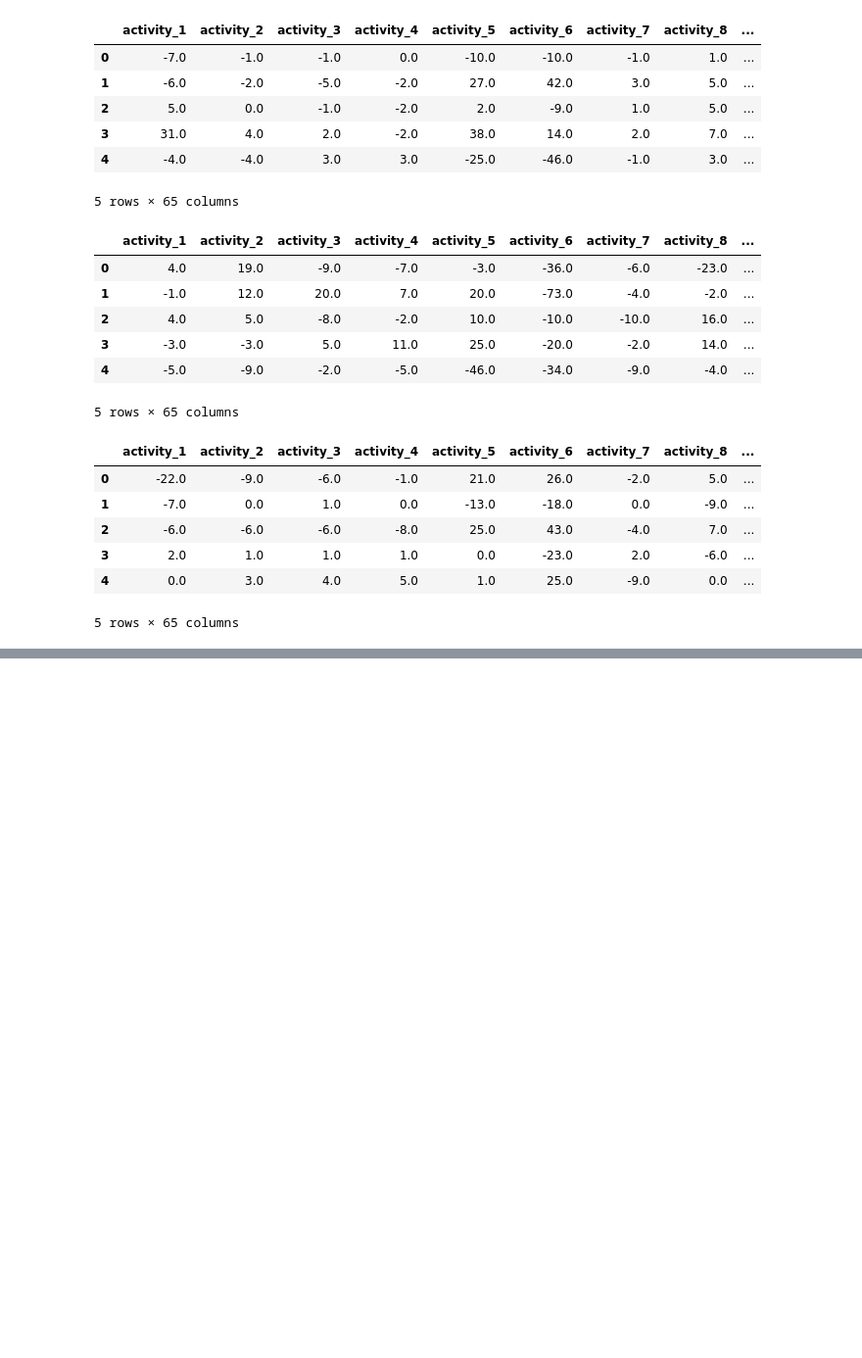
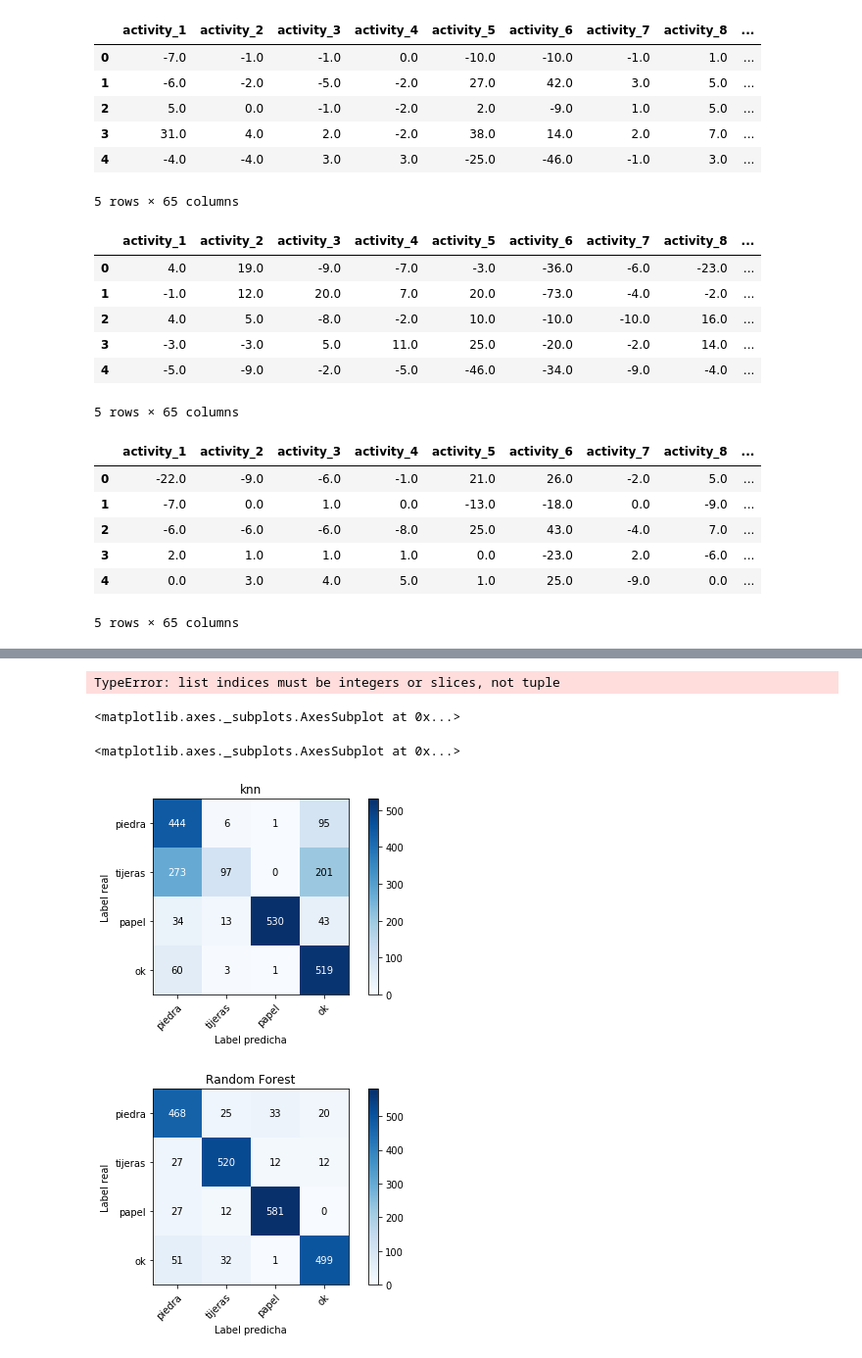
Before and after one commit to hector-moreno/datamad0119, a Jupyter notebook: module-3/supervised-learning-project/your-code/main.ipynb, the cells around one changed output, grey strips where cells are left out. Shown at 98% size. Drawn from its saved outputs; the diff is of its cells as text; code cells hidden in the pictures; blank space fills up the shorter version.

```diff
--- a/module-3/supervised-learning-project/your-code/main.ipynb
+++ b/module-3/supervised-learning-project/your-code/main.ipynb
@@ -90,0 +187,18 @@ Length: 65, dtype: object
+# %%
+# Primero realizaremos la clasificación con KNN
+# Generamos el modelo.
+
+# Creamos el clasificador KNN
+knn = KNeighborsClassifier(n_neighbors=5)
+
+# Entrenamos el modelo usando el training set
+knn.fit(X_train, y_train)
+
+# Realizamos la predinct con el target set
+y_pred_knn = knn.predict(X_test)
+
+from sklearn import metrics
+
+# Calculamos el accuracy del modelo
+
+print("Accuracy:",metrics.accuracy_score(y_test, y_pred_knn))
@@ -90,0 +207,16 @@ Length: 65, dtype: object
+# %%
+# El segundo método elegido será RandomForestClassifier
+# Generamos el modelo.
+
+# Creamos el clasificador RandomForestClassifier
+clf = RandomForestClassifier()
+
+# Entrenamos el modelo usando el training set
+clf.fit(X_train, y_train)
+
+# Realizamos la predinct con el target set
+y_pred_RF = clf.predict(X_test)
+
+# Calculamos el accuracy del modelo
+
+print("Accuracy:",metrics.accuracy_score(y_test, y_pred_RF))
@@ -90,0 +258,5 @@ Length: 65, dtype: object
+# %%
+# Ejecutamos la función para generar la AUC comparada de ambos modelos
+plotMetricsCompare(X, y, knn, clf)
+# %% [output]
+TypeError: list indices must be integers or slices, not tuple
@@ -90,0 +312,11 @@ Length: 65, dtype: object
+# %%
+# Ejecutamos la función para generar la confusion matrix de cada modelo
+
+display(plot_confusion_matrix(y_test, y_pred_knn, ['piedra', 'tijeras', 'papel', 'ok'], title='knn'))
+
+display(plot_confusion_matrix(y_test, y_pred_RF, ['piedra', 'tijeras', 'papel', 'ok'], title='Random Forest'))
+# %% [output]
+<matplotlib.axes._subplots.AxesSubplot at 0x...>
+<matplotlib.axes._subplots.AxesSubplot at 0x...>
+[figure, added]
+[figure, added]
```
Also changed, not shown: parts of 21 cells of this notebook.
